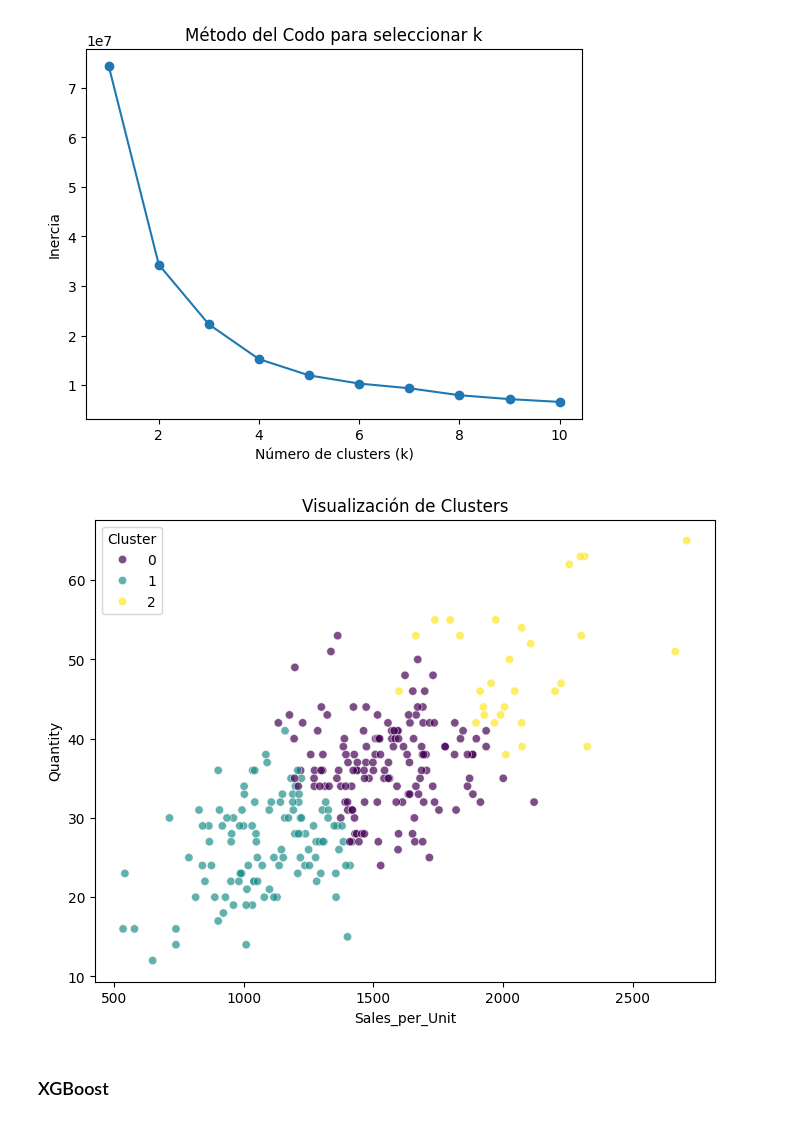
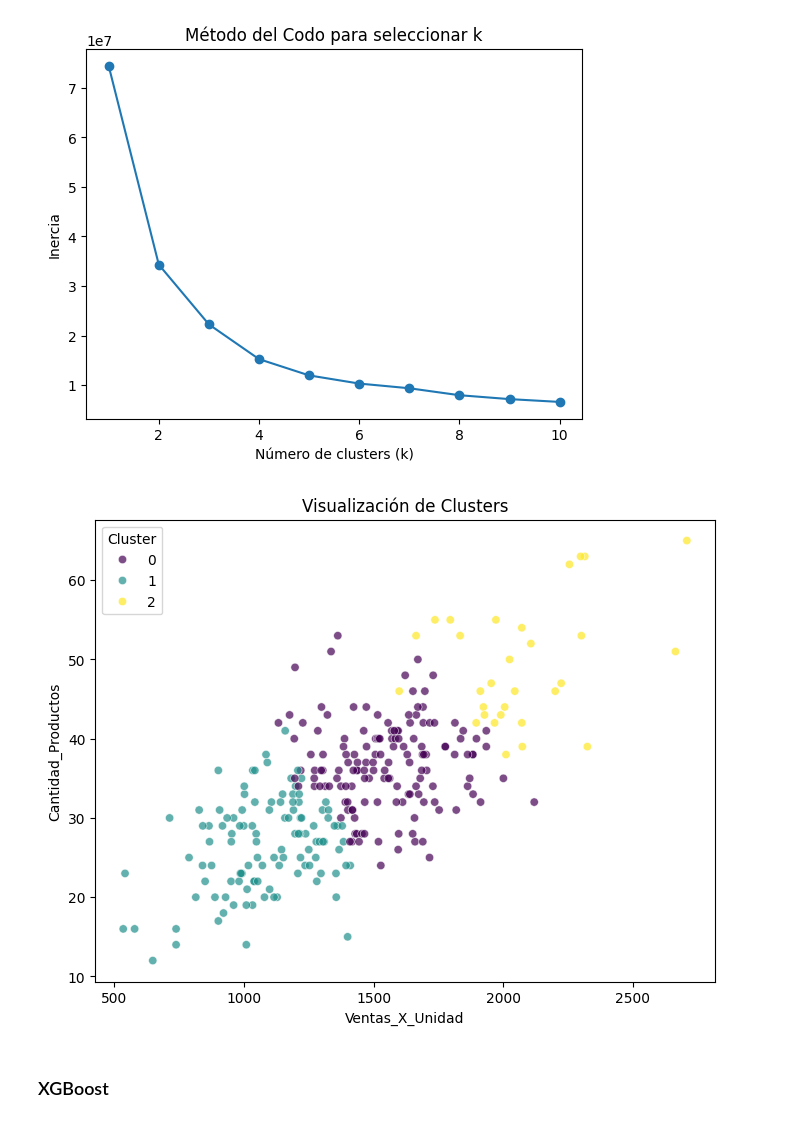
Before and after one commit to abdonrb/proyecto-ml, a Jupyter notebook: ML/models/trained/Regresion_Serie_tiempo.ipynb, the cells around one changed output. Drawn from its saved outputs; the diff is of its cells as text; code cells hidden in the pictures.

```diff
--- a/ML/models/trained/Regresion_Serie_tiempo.ipynb
+++ b/ML/models/trained/Regresion_Serie_tiempo.ipynb
@@ -36,6 +35,8 @@ df.head()
 | 2 | 181844 | 2024-07-21 | 26 | 9 | 40 | 49 | 1 | 49 | ... |
 | 3 | 197934 | 2024-08-19 | 28 | 9 | 0 | 9 | 2 | 18 | ... |
 | 4 | 122470 | 2024-01-06 | 19 | 10 | 0 | 10 | 3 | 30 | ... |
+# %%
+df.rename(columns={'Sales_per_Unit':'Ventas_X_Unidad','Quantity':'Cantidad_Productos'},inplace=True)
 # %%
 df['Numero_pedidos'] = 1
 # Añadimos un 1 por cada orden realizada, para mas adelante poder tener el numero de pedidos total.
@@ -50,9 +51,9 @@ df = df.groupby('Order_Date').sum()
 df = df.asfreq('D')
 # aplicamos la frecuencia Diaria
 # %%
-df['weekofyear'] = df.index.isocalendar().week  # Para semanas del año
-df['dayofweek'] = df.index.dayofweek  # 0 = Lunes, 6 = Domingo
-df['is_weekend'] = (df['dayofweek'] >= 5).astype(int)  # 1 = Fin de semana
+df['semana_anio'] = df.index.isocalendar().week  # Para semanas del año
+df['diasemana'] = df.index.dayofweek  # 0 = Lunes, 6 = Domingo
+df['findesem'] = (df['diasemana'] >= 5).astype(int)  # 1 = Fin de semana
 # %%
 corr = df.corr()
 
@@ -64,11 +64,11 @@ sns.heatmap(corr,annot=True,cmap='coolwarm');
 # %%
-df['Avg_Products_per_Order'] = df['Quantity'] / df['Numero_pedidos']  # Promedio de productos por pedido
-df['Order_to_Product_Ratio'] = df['Numero_pedidos'] / df['Quantity']  # Ratio de pedidos a productos
-df['Pedidos_x_Quantity'] = df['Numero_pedidos'] * df['Quantity']
+df['M_CantidadP_NumP'] = df['Cantidad_Productos'] / df['Numero_pedidos']  # Promedio de productos por pedido
+df['Order_to_Product_Ratio'] = df['Numero_pedidos'] / df['Cantidad_Productos']  # Ratio de pedidos a productos
+df['Pedidos_x_Cantidad'] = df['Numero_pedidos'] * df['Cantidad_Productos']
 # %%
 df.drop(columns=(['Buyer_Age','Rating','Product_ID','Order_Location','Order_ID',
                   'International_Shipping','Buyer_Gender','Product_Category_Clothing',
-                  'Product_Category_Ornaments','Product_Category_Other','Sales_Price','weekofyear','Shipping_Charges','is_weekend']),inplace=True)
+                  'Product_Category_Ornaments','Product_Category_Other','Sales_Price','semana_anio','Shipping_Charges','findesem']),inplace=True)
 # Eliminamos columnas irrelevantes.
 # %%
 plt.figure(figsize=(15,8))
@@ -142,12 +142,12 @@ X_train = pd.get_dummies(X_train_1, columns=['Cluster'],dtype=float)
 X_test = pd.get_dummies(X_test_1, columns=['Cluster'],dtype=float)
 # %%
 plt.figure(figsize=(8,6))
-sns.scatterplot(x=X_train_1['Sales_per_Unit'], y=X_train_1['Quantity'], hue=X_train_1['Cluster'], palette='viridis', alpha=0.7)
+sns.scatterplot(x=X_train_1['Ventas_X_Unidad'], y=X_train_1['Cantidad_Productos'], hue=X_train_1['Cluster'], palette='viridis', alpha=0.7)
 plt.title("Visualización de Clusters")
 plt.legend(title="Cluster")
 plt.show()
 # %% [output]
-[figure, old version]
+[figure, new version]
 # %% [markdown]
 ### XGBoost
 # %%
```
Also changed, not shown: parts of 24 cells of this notebook, 3 other files.
